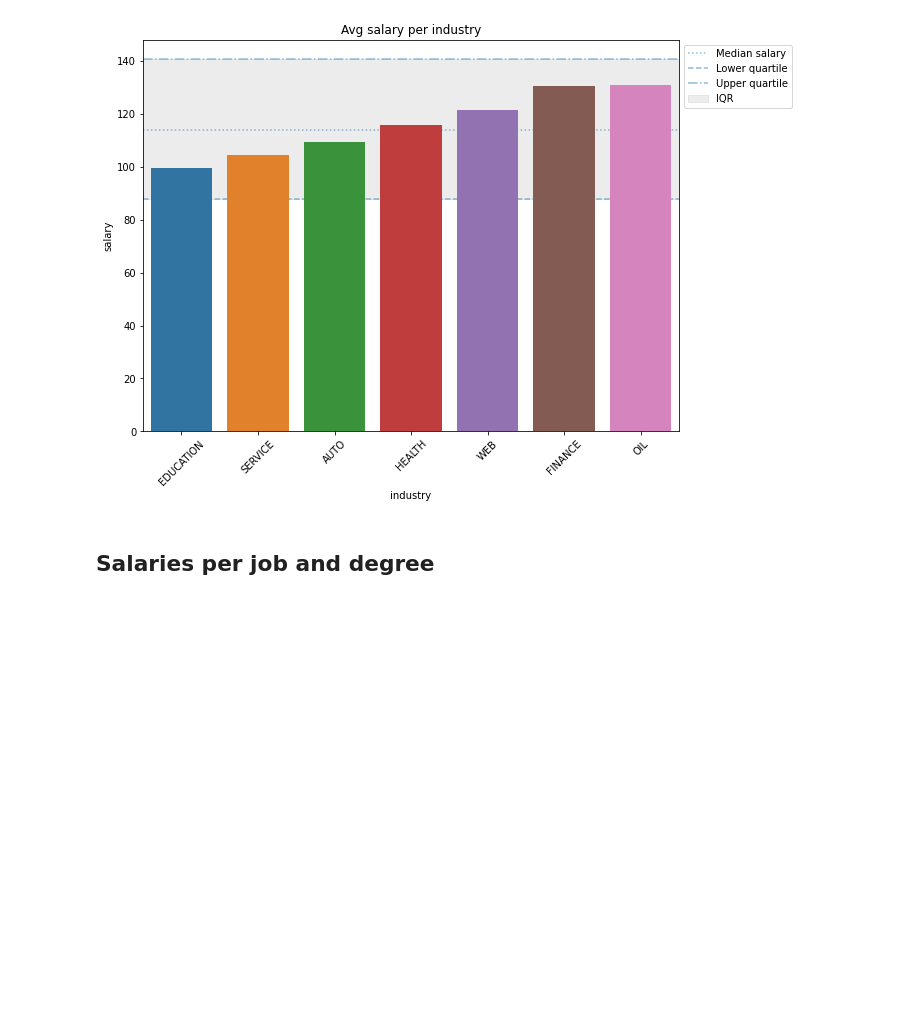
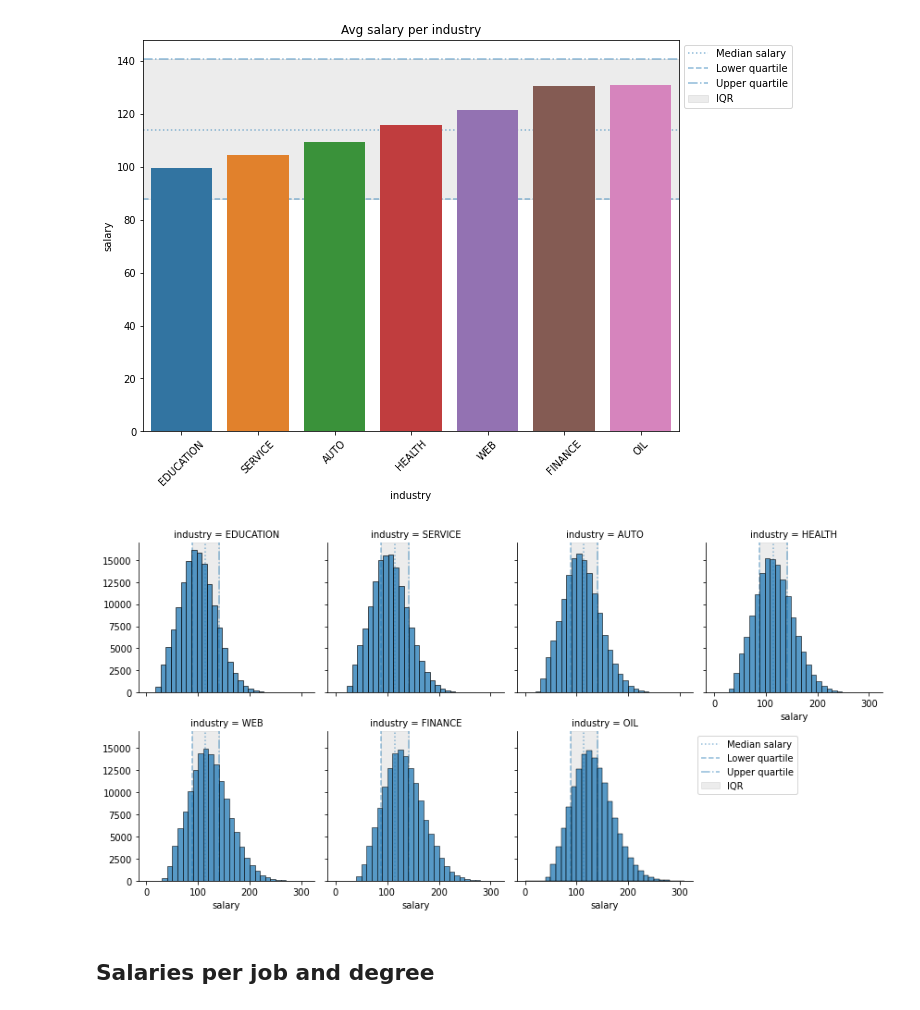
Before and after one commit to scottwiles/salary_prediction, a Jupyter notebook: notebooks/salary_prediction_eda.ipynb, the cells around one changed output. Cells and saved outputs as stored; diff of their text form; code cells hidden in the pictures; blank space fills up the shorter version.

```diff
--- a/notebooks/salary_prediction_eda.ipynb
+++ b/notebooks/salary_prediction_eda.ipynb
@@ -362,6 +389,12 @@ salary_stats.plot_IQR()
 plt.show()
 # %% [output]
 [figure]
+# %%
+faceted_histogram_plot(salaries_all, 'industry',
+                       grid_kwargs = {'col_wrap': 4, 'col_order': avg_salary_per_industry.industry},
+                       plot_kwargs = {'binwidth': 10, 'plot_stats': salary_stats})
+# %% [output]
+[figure, added]
 # %% [markdown]
 ## Salaries per job and degree
 # %%
```
Also changed, not shown: parts of 22 cells of this notebook, 1 other file.
